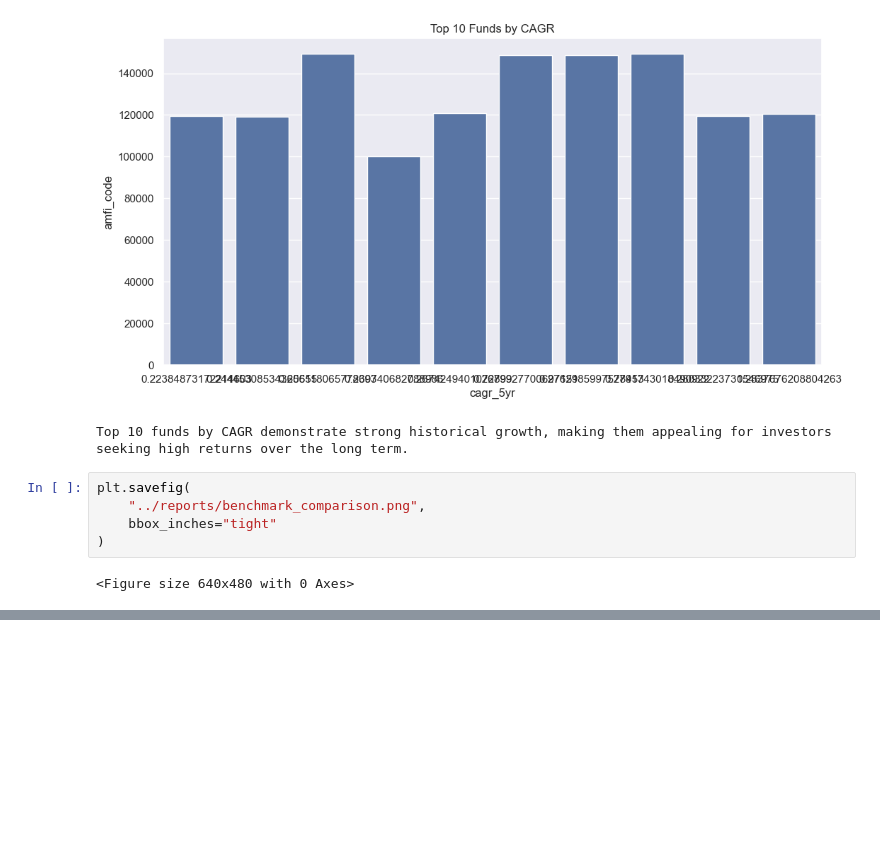
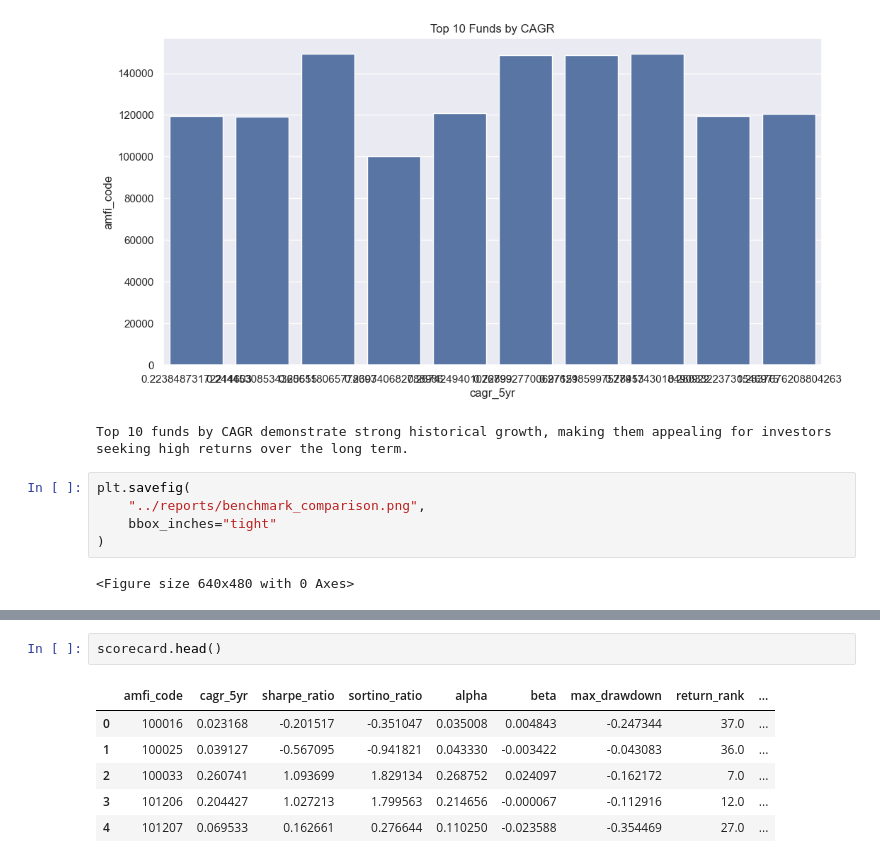
Before and after one commit to anjali62510-star/mutual-fund-analytics, a Jupyter notebook: notebooks/04_performance_analytics.ipynb, the cells around one changed output, grey strips where cells are left out. Saved outputs shown, nothing was run; the diff lists cells and outputs as text; blank space fills up the shorter version.

```diff
--- a/notebooks/04_performance_analytics.ipynb
+++ b/notebooks/04_performance_analytics.ipynb
@@ -377,0 +400,9 @@ plt.savefig(
+# %%
+scorecard.head()
+# %% [output]
+|  | amfi_code | cagr_5yr | sharpe_ratio | sortino_ratio | alpha | beta | max_drawdown | return_rank | ... |
+| 0 | 100016 | 0.023168 | -0.201517 | -0.351047 | 0.035008 | 0.004843 | -0.247344 | 37.0 | ... |
+| 1 | 100025 | 0.039127 | -0.567095 | -0.941821 | 0.043330 | -0.003422 | -0.043083 | 36.0 | ... |
+| 2 | 100033 | 0.260741 | 1.093699 | 1.829134 | 0.268752 | 0.024097 | -0.162172 | 7.0 | ... |
+| 3 | 101206 | 0.204427 | 1.027213 | 1.799563 | 0.214656 | -0.000067 | -0.112916 | 12.0 | ... |
+| 4 | 101207 | 0.069533 | 0.162661 | 0.276644 | 0.110250 | -0.023588 | -0.354469 | 27.0 | ... |
```
Also changed, not shown: parts of 4 cells of this notebook.
